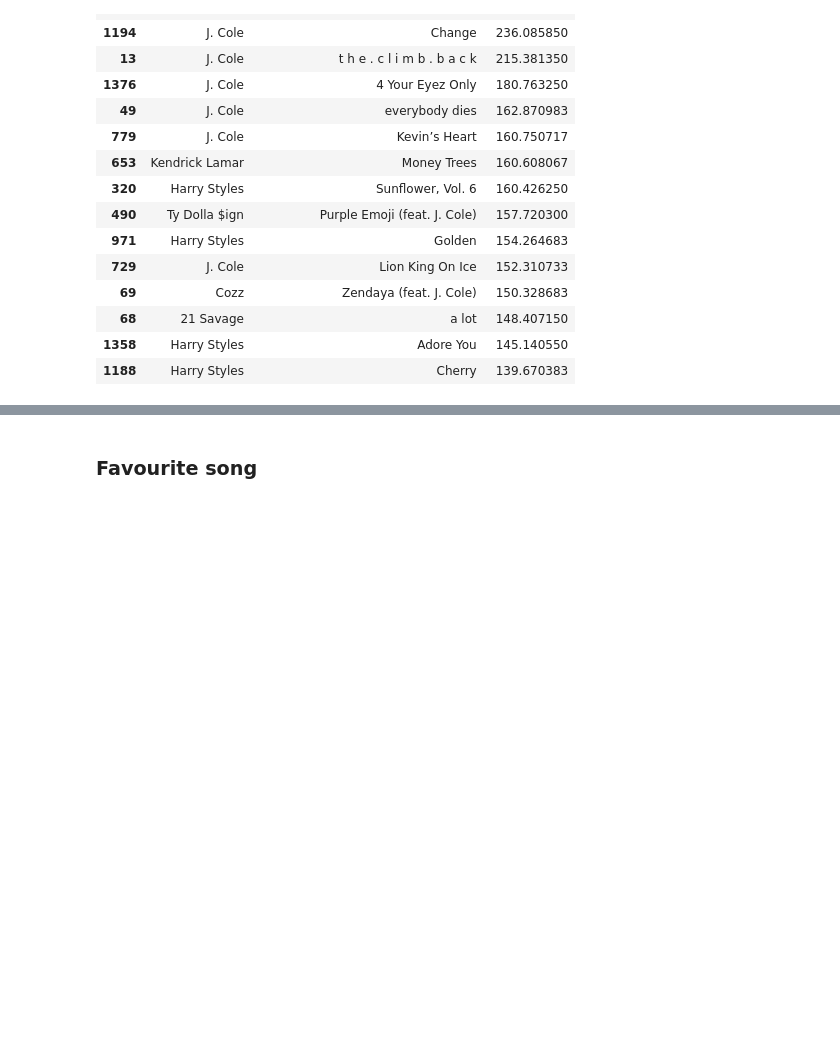
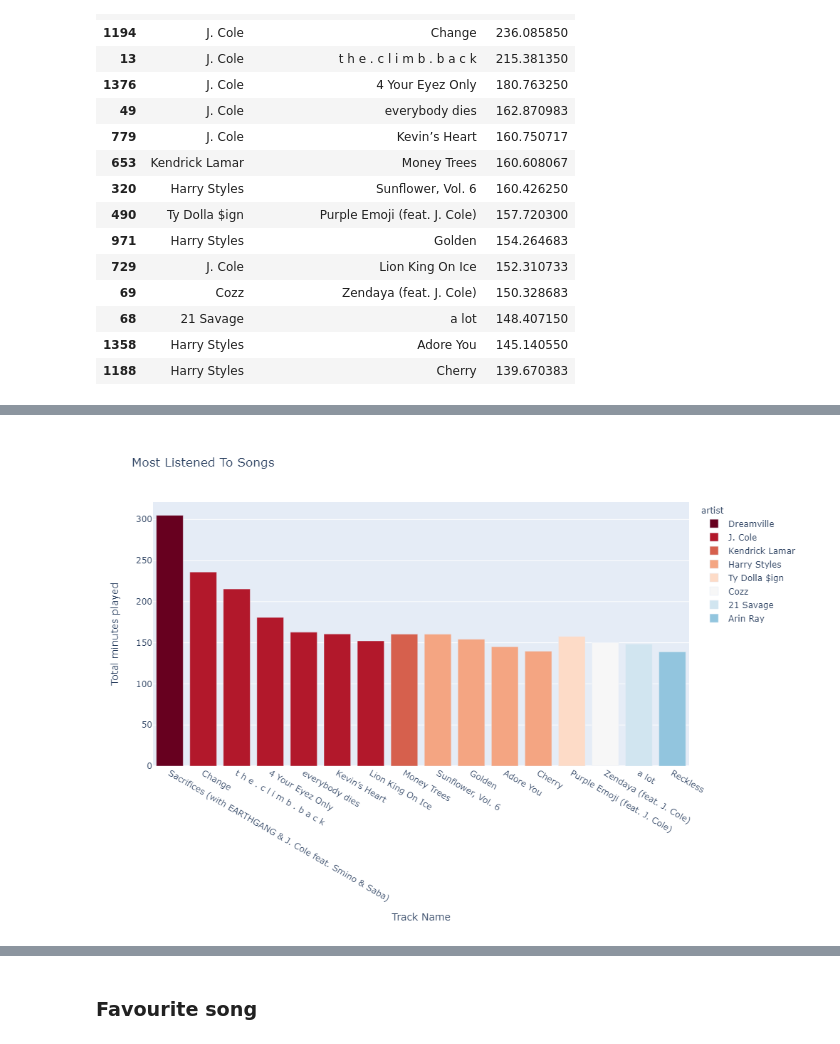
Before and after one commit to kirshan-tx/song-recommender, a Jupyter notebook: song-recommender.ipynb, the cells around one changed output, grey strips where cells are left out. Saved outputs shown, nothing was run; the diff lists cells and outputs as text; code cells hidden in the pictures; blank space fills up the shorter version.

```diff
--- a/song-recommender.ipynb
+++ b/song-recommender.ipynb
@@ -263,9 +270,10 @@ song = song.sort_values(by='minsPlayed', ascending=False)
 song.reset_index(inplace = True, drop = True)
 top15 = song[:16]
 # %%
-fig = px.bar(top15, x="track", y="minsPlayed", title = 'Most Listened To Songs', color = "artist", color_discrete_sequence=px.colors.sequential.RdBu)
-
-fig.update_xaxes(title_text="Track Name")
-fig.update_yaxes(title_text="Total minutes played")
-
-fig.show()
+#bar chart for most listened to songs
+fig2 = px.bar(top15, x="track", y="minsPlayed",
+             title = 'Most Listened To Songs',
+             labels={'track':'Track Name',
+                     'minsPlayed':'Total minutes played'},
+             color = "artist",
+             color_discrete_sequence=px.colors.sequential.RdBu)
@@ -274,3 +280,8 @@ fig.show()
+# %%
+#make bar chart static
+Image(pio.to_image(fig2, format='png', height=700, width=1000))
+# %% [output]
+[figure, added]
 # %% [markdown]
 <a id='feature-selection'></a>
 # %% [markdown]
```
Also changed, not shown: parts of 6 cells of this notebook.
